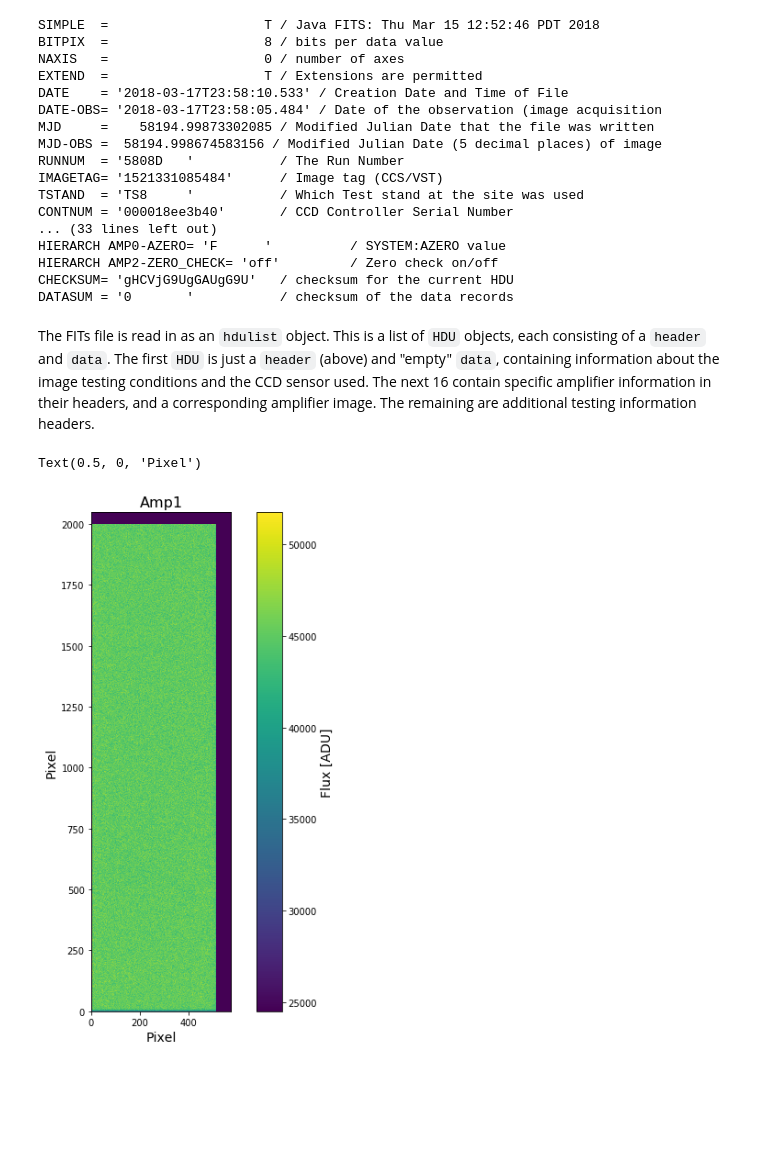
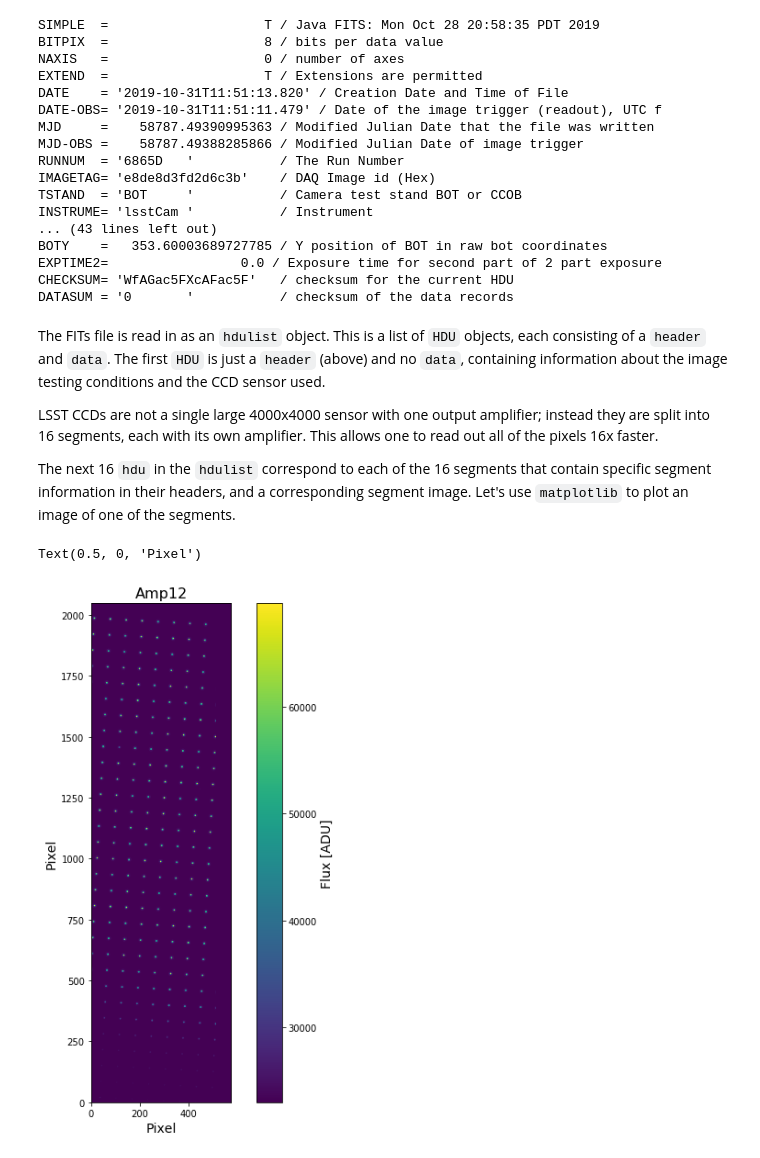
Before and after one commit to Snyder005/ctisim, a Jupyter notebook: notebooks/MeasuringDeferredChargeDistortions.ipynb, the cells around one changed output. Drawn from its saved outputs; the diff is of its cells as text; code cells hidden in the pictures; blank space fills up the shorter version.

```diff
--- a/notebooks/MeasuringDeferredChargeDistortions.ipynb
+++ b/notebooks/MeasuringDeferredChargeDistortions.ipynb
@@ -28,43 +46,53 @@ First, let's read in an image file and print the main header.
 # %%
-infile = '/gpfs/slac/lsst/fs1/g/data/jobHarness/jh_archive-test/' + \
-         'LCA-11021_RTM/LCA-11021_RTM-002_ETU1/5808D/qe_raft_acq/v0/38319/S11/' + \
-         'ITL-3800C-107_lambda_flat_0450_5808D_20180317235805.fits'
+infile = '../examples/data/R02_S02_spot_image.fits'
 
+## Open the file
 hdulist = fits.open(infile)
 print(repr(hdulist[0].header))
 # %% [output]
-SIMPLE  =                    T / Java FITS: Thu Mar 15 12:52:46 PDT 2018
+SIMPLE  =                    T / Java FITS: Mon Oct 28 20:58:35 PDT 2019
 BITPIX  =                    8 / bits per data value
 NAXIS   =                    0 / number of axes
 EXTEND  =                    T / Extensions are permitted
-DATE    = '2018-03-17T23:58:10.533' / Creation Date and Time of File
-DATE-OBS= '2018-03-17T23:58:05.484' / Date of the observation (image acquisition
-MJD     =    58194.99873302085 / Modified Julian Date that the file was written
-MJD-OBS =  58194.998674583156 / Modified Julian Date (5 decimal places) of image
-RUNNUM  = '5808D   '           / The Run Number
-IMAGETAG= '1521331085484'      / Image tag (CCS/VST)
-TSTAND  = 'TS8     '           / Which Test stand at the site was used
-CONTNUM = '000018ee3b40'       / CCD Controller Serial Number
-... (33 lines left out)
-HIERARCH AMP0-AZERO= 'F      '          / SYSTEM:AZERO value
-HIERARCH AMP2-ZERO_CHECK= 'off'         / Zero check on/off
-CHECKSUM= 'gHCVjG9UgGAUgG9U'   / checksum for the current HDU
+DATE    = '2019-10-31T11:51:13.820' / Creation Date and Time of File
+DATE-OBS= '2019-10-31T11:51:11.479' / Date of the image trigger (readout), UTC f
+MJD     =    58787.49390995363 / Modified Julian Date that the file was written
+MJD-OBS =    58787.49388285866 / Modified Julian Date of image trigger
+RUNNUM  = '6865D   '           / The Run Number
+IMAGETAG= 'e8de8d3fd2d6c3b'    / DAQ Image id (Hex)
+TSTAND  = 'BOT     '           / Camera test stand BOT or CCOB
+INSTRUME= 'lsstCam '           / Instrument
+... (43 lines left out)
+BOTY    =   353.60003689727785 / Y position of BOT in raw bot coordinates
+EXPTIME2=                 0.0 / Exposure time for second part of 2 part exposure
+CHECKSUM= 'WfAGac5FXcAFac5F'   / checksum for the current HDU
 DATASUM = '0       '           / checksum of the data records
 # %% [markdown]
-The FITs file is read in as an `hdulist` object.  This is a list of `HDU` objects, each consisting of a `header` and `data`.  The first `HDU` is just a `header` (above) and "empty" `data`, containing information about the image testing conditions and the CCD sensor used.  The next 16 contain specific amplifier information in their headers, and a corresponding amplifier image.  The remaining are additional testing information headers.
+The FITs file is read in as an `hdulist` object.  This is a list of `HDU` objects, each consisting of a `header` and `data`.  The first `HDU` is just a `header` (above) and no `data`, containing information about the image testing conditions and the CCD sensor used.
+
+LSST CCDs are not a single large 4000x4000 sensor with one output amplifier; instead they are split into 16 segments, each with its own amplifier.  This allows one to read out all of the pixels 16x faster.
+
+The next 16 `hdu` in the `hdulist` correspond to each of the 16 segments that contain specific segment information in their headers, and a corresponding segment image. Let's use `matplotlib` to plot an image of one of the segments.
 # %%
-## Select amplifier to plot (1-16)
-amp_num = 1
-amp = hdulist[amp_num].data
+## Select segment to plot, in this case the segment with output amp number 12.
+amp_num = 12
+amp_image = hdulist[amp_num].data
 
+## Set-up a blank plot and set of y/x axes
 fig, ax = plt.subplots(1, 1, figsize=(10, 10))
-cax = ax.imshow(amp, origin='lower')
+
+## Plot an image
+cax = ax.imshow(amp_image, origin='lower')
+
+## Set up a colorbar and a label
 cbar = fig.colorbar(cax)
 cbar.set_label('Flux [ADU]', fontsize=14)
-ax.set_title('Amp{0}'.format(amp_num), fontsize=16)
+
+## Label the plot
+ax.set_title('Amp{0}'.format(amp_num), fontsize=16) # The syntax here is Python 'string formatting'
 ax.set_ylabel('Pixel', fontsize=14)
 ax.set_xlabel('Pixel', fontsize=14)
 # %% [output]
 Text(0.5, 0, 'Pixel')
-[figure, old version]
+[figure, new version]
 # %% [markdown]
```
Also changed, not shown: parts of 16 cells of this notebook, 1 other file.
